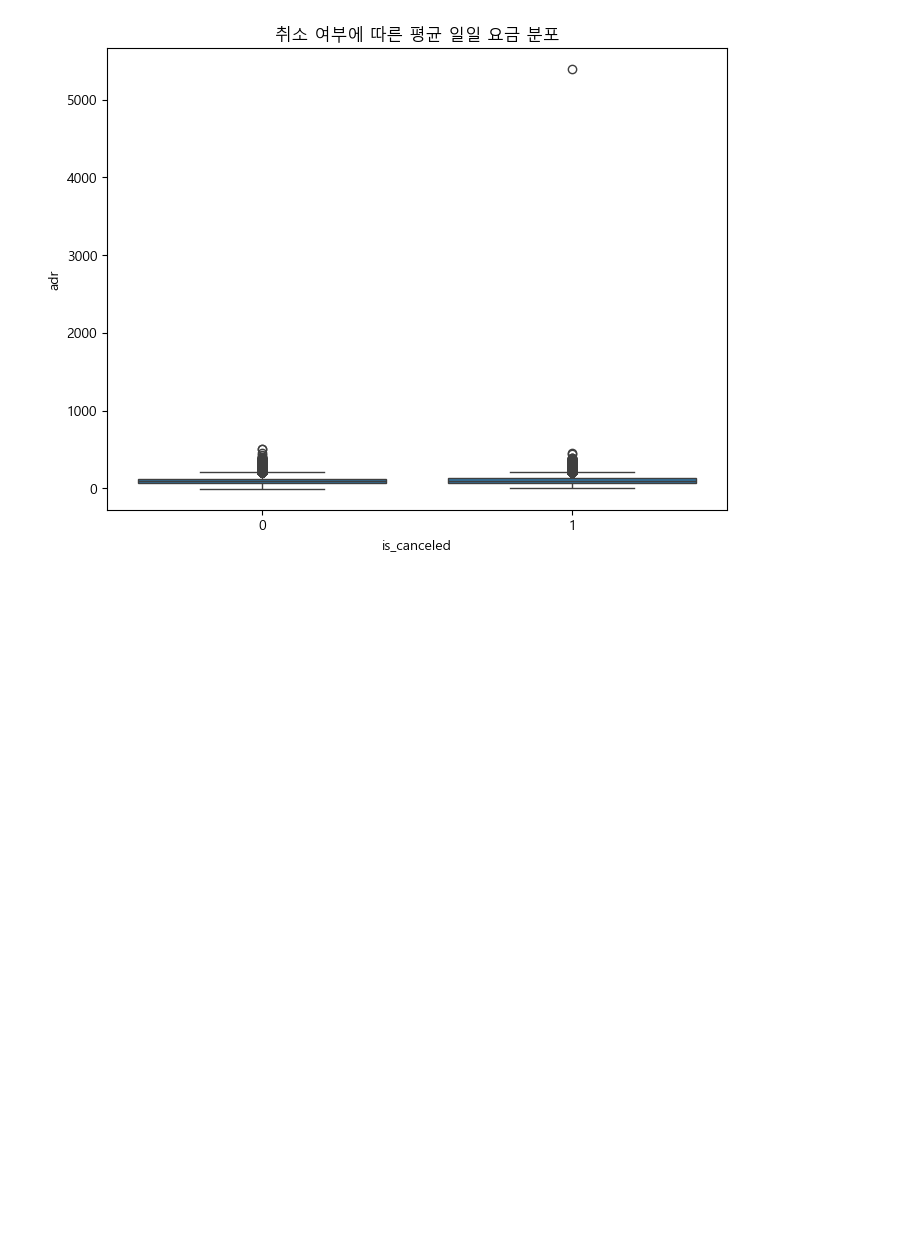
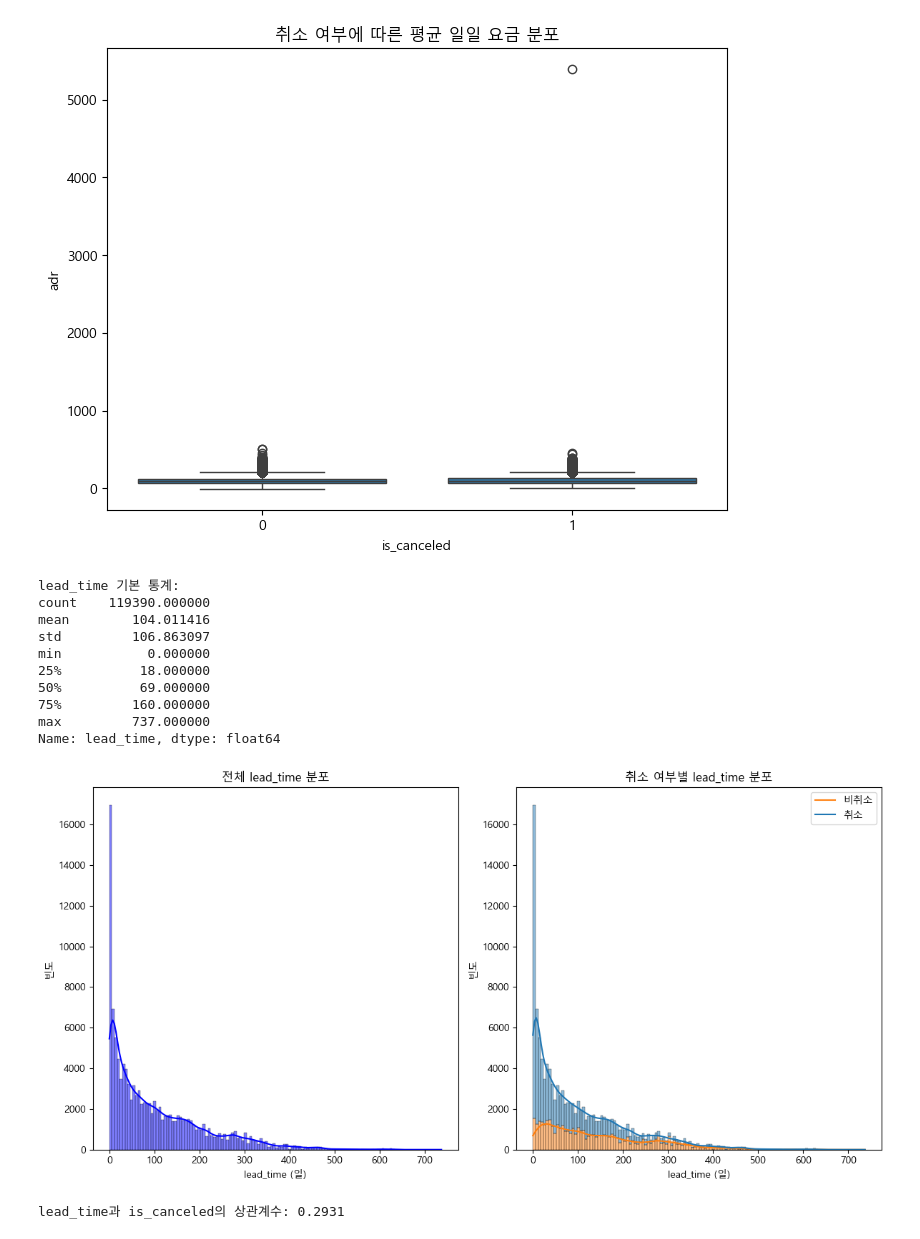
Before and after one commit to SKNETWORKS-FAMILY-AICAMP/SKN21-2nd-5Team, a Jupyter notebook: EDA/analyze.ipynb, the cells around one changed output. Cells and saved outputs as stored; diff of their text form; code cells hidden in the pictures; blank space fills up the shorter version.

```diff
--- a/EDA/analyze.ipynb
+++ b/EDA/analyze.ipynb
@@ -5,8 +5,9 @@ import seaborn as sns
 from pathlib import Path
 import os
 
-# 폰트 설정 (맑은 고딕)
+# 폰트 설정 (Malgun Gothic 사용, 마이너스 기호 문제 해결)
 plt.rcParams['font.family'] = 'Malgun Gothic'
+plt.rcParams['axes.unicode_minus'] = False  # 마이너스 기호가 깨지는 문제 해결
 # %%
 # 데이터 로드 (노트북에서는 상대경로 사용)
 df = pd.read_csv('../data/hotel_bookings.csv')
@@ -103,3 +113,59 @@ plt.title('취소 여부에 따른 평균 일일 요금 분포')
 plt.show()
 # %% [output]
 [figure]
+# %%
+# lead_time 분석: 취소 여부에 미치는 영향
+# lead_time: 예약일부터 도착일까지의 일수 (얼마나 미리 예약했는지)
+
+# lead_time의 기본 통계
+print("lead_time 기본 통계:")
+print(df['lead_time'].describe())
+
+# lead_time 분포 (전체 vs 취소/비취소)
+plt.figure(figsize=(12, 6))
+
+plt.subplot(1, 2, 1)
+sns.histplot(df['lead_time'], kde=True, color='blue')
+plt.title('전체 lead_time 분포')
+plt.xlabel('lead_time (일)')
+plt.ylabel('빈도')
+
+plt.subplot(1, 2, 2)
+sns.histplot(data=df, x='lead_time', hue='is_canceled', kde=True, multiple='stack')
+plt.title('취소 여부별 lead_time 분포')
+plt.xlabel('lead_time (일)')
+plt.ylabel('빈도')
+plt.legend(['비취소', '취소'])
+
+plt.tight_layout()
+plt.show()
+
+
+correlation = df[['lead_time', 'is_canceled']].corr()
+print(f"\nlead_time과 is_canceled의 상관계수: {correlation.iloc[0, 1]:.4f}")
+
+# 취소율에 따른 lead_time 그룹 분석
+df['lead_time_group'] = pd.cut(df['lead_time'], bins=[0, 30, 90, 180, 365, df['lead_time'].max()], labels=['1개월 이내', '1-3개월', '3-6개월', '6-12개월', '1년 이상'])
+cancellation_rate = df.groupby('lead_time_group')['is_canceled'].mean().reset_index()
+cancellation_rate.columns = ['lead_time_group', 'cancellation_rate']
+
+plt.figure(figsize=(10, 6))
+sns.barplot(x='lead_time_group', y='cancellation_rate', data=cancellation_rate)
+plt.title('lead_time 그룹별 취소율')
+plt.xlabel('lead_time 그룹')
+plt.ylabel('취소율')
+plt.xticks(rotation=45)
+plt.show()
+# %% [output]
+lead_time 기본 통계:
+count    119390.000000
+mean        104.011416
+std         106.863097
+min           0.000000
+25%          18.000000
+50%          69.000000
+75%         160.000000
+max         737.000000
+Name: lead_time, dtype: float64
+[figure, added]
+lead_time과 is_canceled의 상관계수: 0.2931
```
Also changed, not shown: parts of 7 cells of this notebook, 2 other files.
